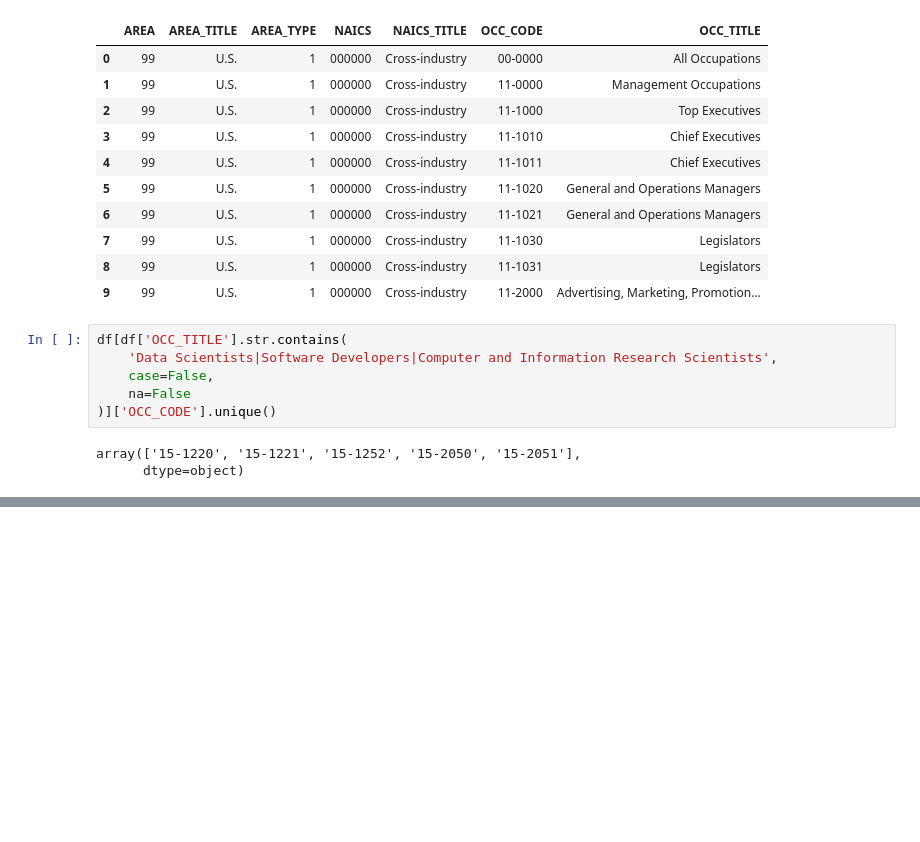
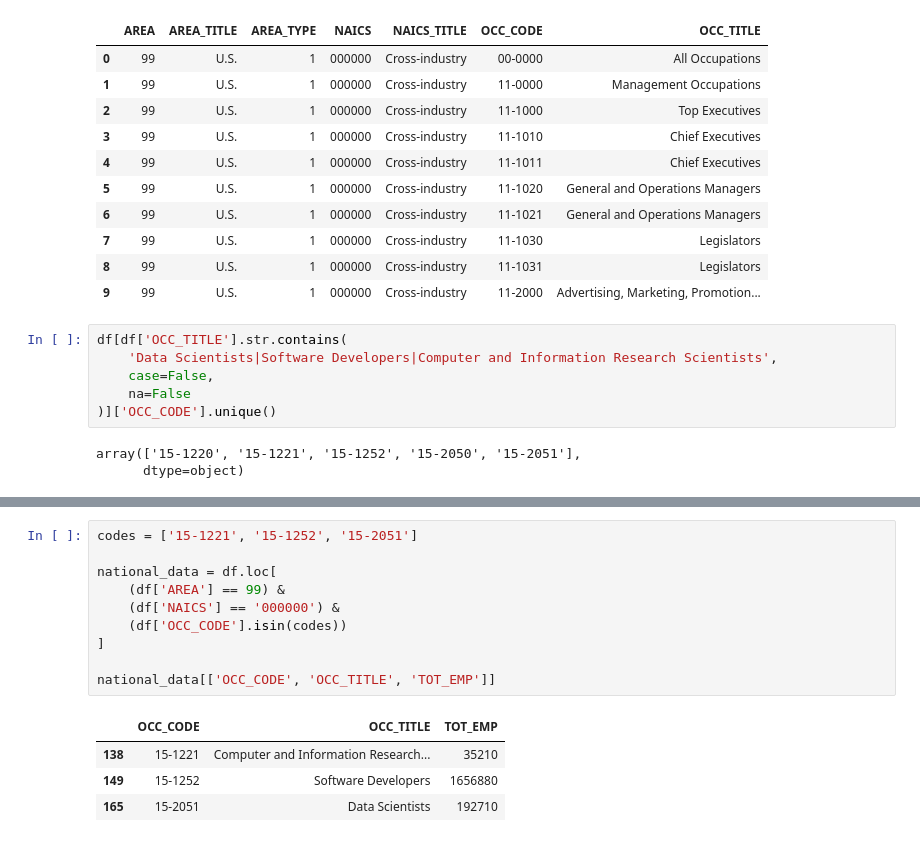
Before and after one commit to Aayusho/Data-Visualisation-and-Communication-CA1, a Jupyter notebook: Ca1 Data_vis_and_comm.ipynb, the cells around one changed output, grey strips where cells are left out. Cells and saved outputs as stored; diff of their text form; blank space fills up the shorter version.

```diff
--- a/Ca1 Data_vis_and_comm.ipynb
+++ b/Ca1 Data_vis_and_comm.ipynb
@@ -177,0 +212,15 @@ array(['15-1220', '15-1221', '15-1252', '15-2050', '15-2051'],
+# %%
+codes = ['15-1221', '15-1252', '15-2051']
+
+national_data = df.loc[
+    (df['AREA'] == 99) &
+    (df['NAICS'] == '000000') &
+    (df['OCC_CODE'].isin(codes))
+]
+
+national_data[['OCC_CODE', 'OCC_TITLE', 'TOT_EMP']]
+# %% [output]
+|  | OCC_CODE | OCC_TITLE | TOT_EMP |
+| 138 | 15-1221 | Computer and Information Research... | 35210 |
+| 149 | 15-1252 | Software Developers | 1656880 |
+| 165 | 15-2051 | Data Scientists | 192710 |
```
Also changed, not shown: parts of 13 cells of this notebook.
